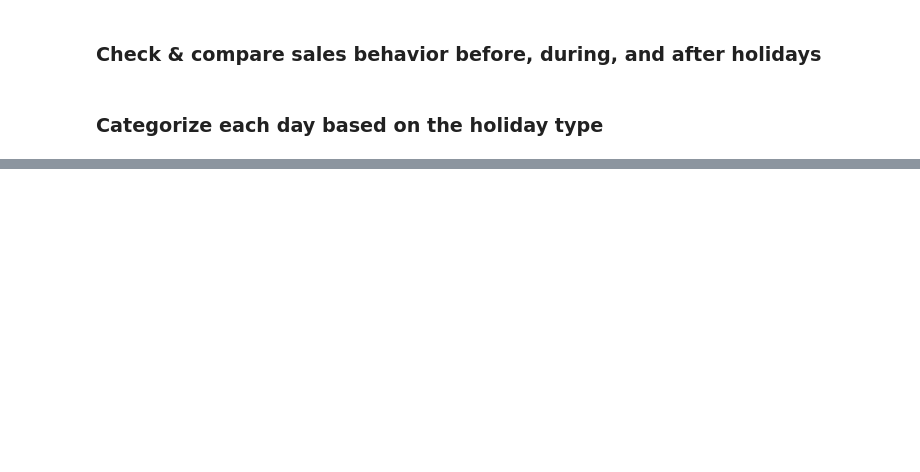
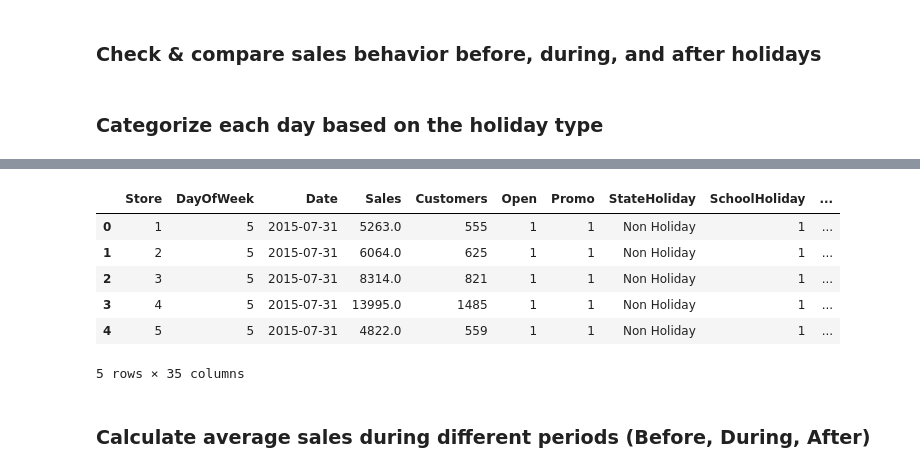
Before and after one commit to hanaDemma/Pharmaceuticals-finance-data-Analysis-week-4, a Jupyter notebook: notebooks/exploratory_analysis.ipynb, the cells around one changed output, grey strips where cells are left out. Drawn from its saved outputs; the diff is of its cells as text; code cells hidden in the pictures; blank space fills up the shorter version.

```diff
--- a/notebooks/exploratory_analysis.ipynb
+++ b/notebooks/exploratory_analysis.ipynb
@@ -540,0 +547,12 @@ distribution_promotions_in_both_datasets(merged_train_data_store,merged_test_dat
+# %%
+merged_train_data_store.head()
+# %% [output]
+|  | Store | DayOfWeek | Date | Sales | Customers | Open | Promo | StateHoliday | SchoolHoliday | ... |
+| 0 | 1 | 5 | 2015-07-31 | 5263.0 | 555 | 1 | 1 | Non Holiday | 1 | ... |
+| 1 | 2 | 5 | 2015-07-31 | 6064.0 | 625 | 1 | 1 | Non Holiday | 1 | ... |
+| 2 | 3 | 5 | 2015-07-31 | 8314.0 | 821 | 1 | 1 | Non Holiday | 1 | ... |
+| 3 | 4 | 5 | 2015-07-31 | 13995.0 | 1485 | 1 | 1 | Non Holiday | 1 | ... |
+| 4 | 5 | 5 | 2015-07-31 | 4822.0 | 559 | 1 | 1 | Non Holiday | 1 | ... |
+5 rows × 35 columns
+# %% [markdown]
+### Calculate average sales during different periods (Before, During, After)
```
Also changed, not shown: parts of 26 cells of this notebook, 2 other files.
